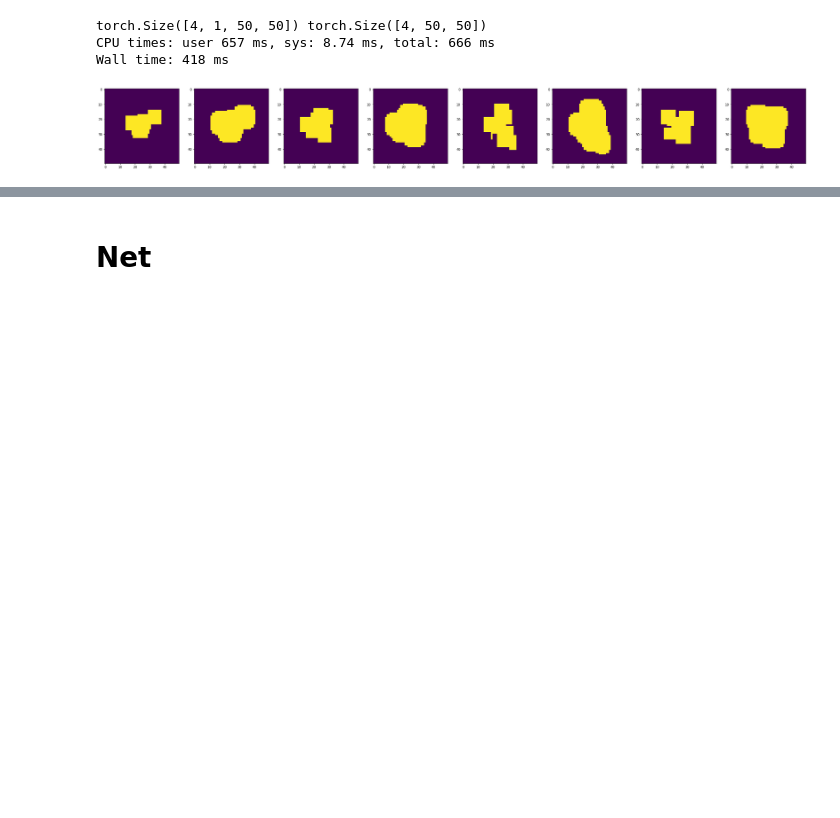
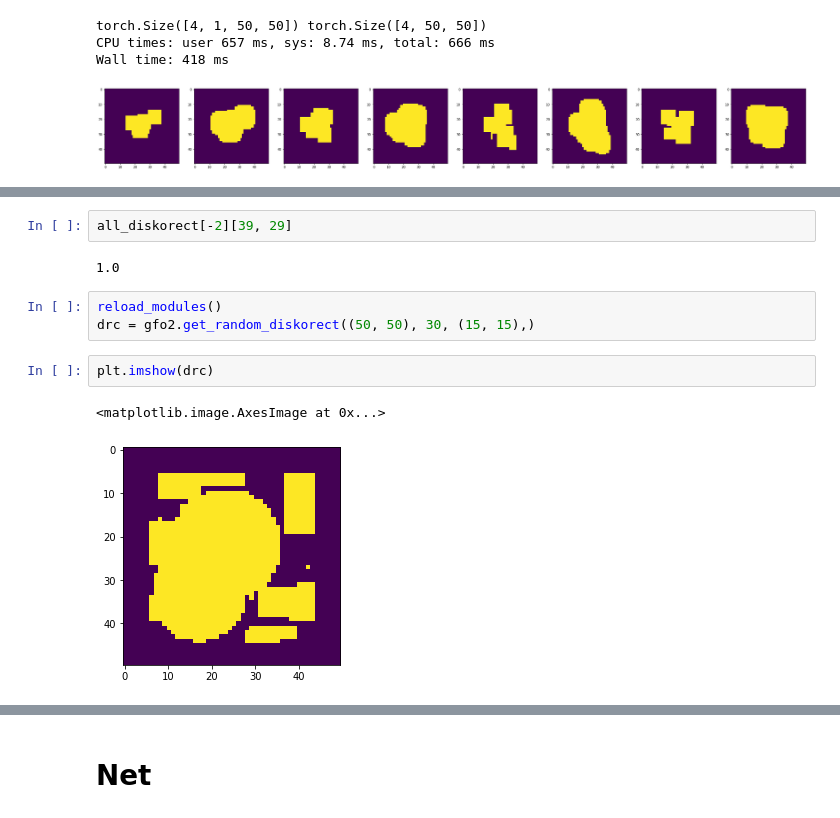
Before and after one commit to TheodoreAouad/3d_segm, a Jupyter notebook: Notebooks/DeepMorpho.ipynb, the cells around one changed output, grey strips where cells are left out. Saved outputs shown, nothing was run; the diff lists cells and outputs as text; blank space fills up the shorter version.

```diff
--- a/Notebooks/DeepMorpho.ipynb
+++ b/Notebooks/DeepMorpho.ipynb
@@ -129,0 +213,12 @@ Wall time: 418 ms
+# %%
+all_diskorect[-2][39, 29]
+# %% [output]
+1.0
+# %%
+reload_modules()
+drc = gfo2.get_random_diskorect((50, 50), 30, (15, 15),)
+# %%
+plt.imshow(drc)
+# %% [output]
+<matplotlib.image.AxesImage at 0x...>
+[figure, added]
```
Also changed, not shown: parts of 27 cells of this notebook, 8 other files.
